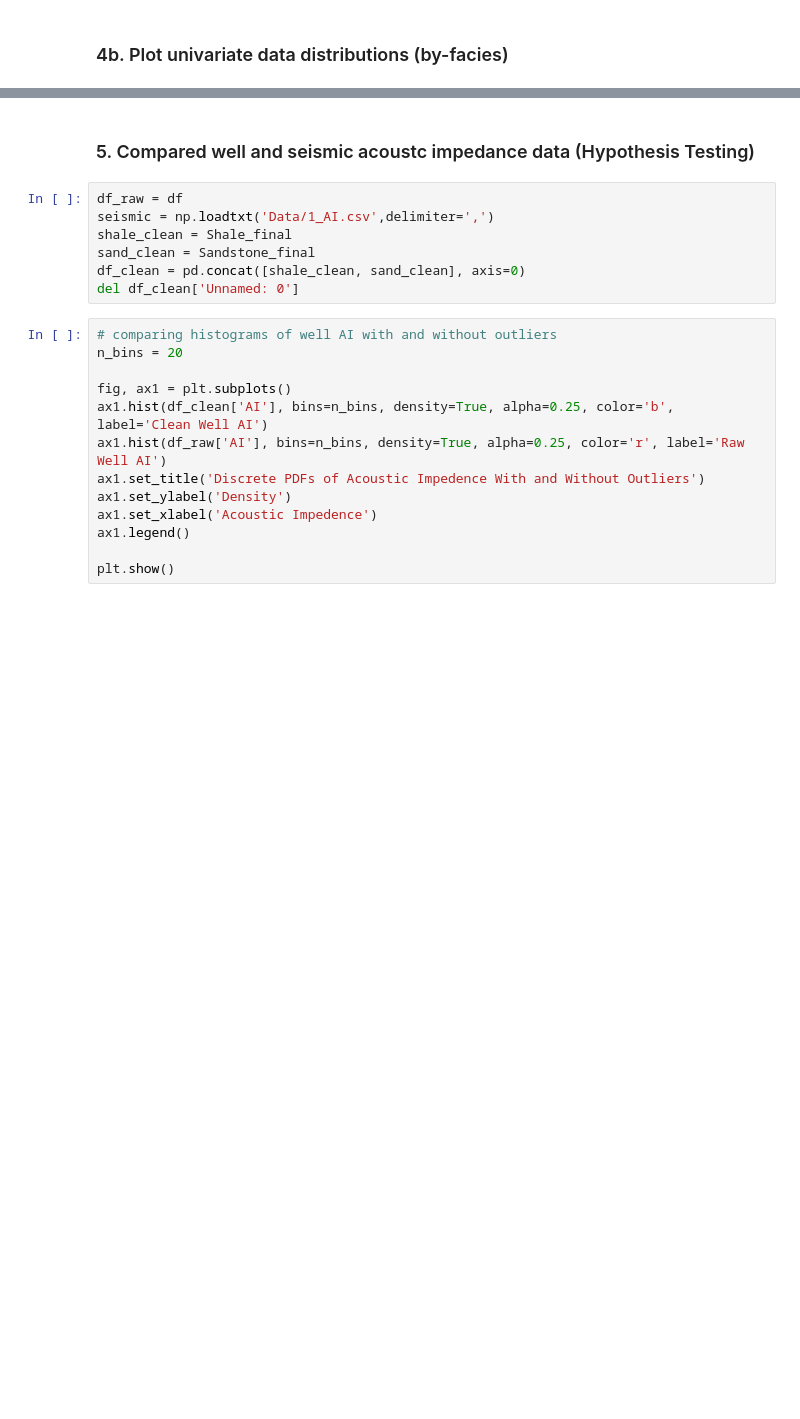
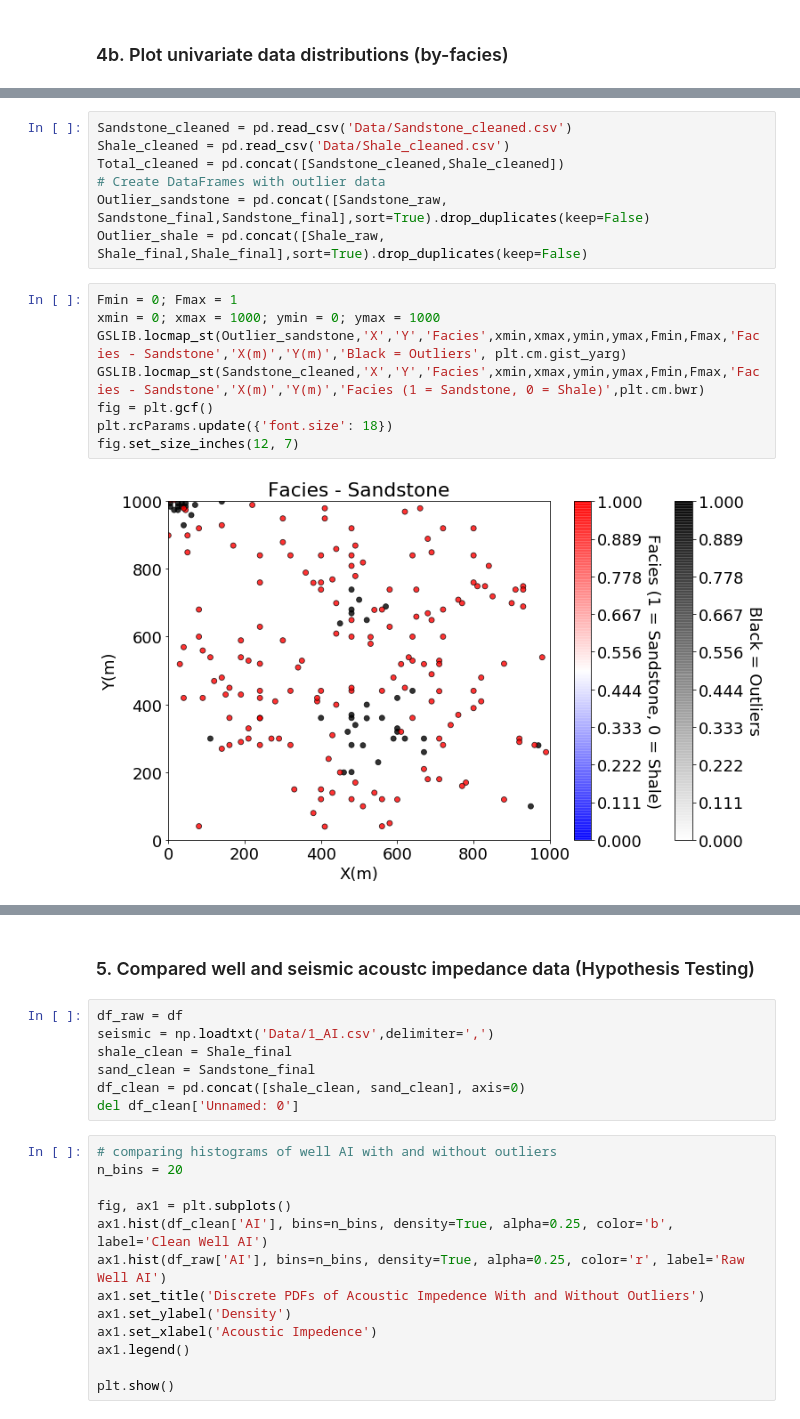
Before and after one commit to elbeejay/PGE383-Group1, a Jupyter notebook: Assignment_1.ipynb, the cells around one changed output, grey strips where cells are left out. Saved outputs shown, nothing was run; the diff lists cells and outputs as text; blank space fills up the shorter version.

```diff
--- a/Assignment_1.ipynb
+++ b/Assignment_1.ipynb
@@ -173,0 +258,17 @@ plt.show()
+# %%
+Sandstone_cleaned = pd.read_csv('Data/Sandstone_cleaned.csv')
+Shale_cleaned = pd.read_csv('Data/Shale_cleaned.csv')
+Total_cleaned = pd.concat([Sandstone_cleaned,Shale_cleaned])
+# Create DataFrames with outlier data
+Outlier_sandstone = pd.concat([Sandstone_raw, Sandstone_final,Sandstone_final],sort=True).drop_duplicates(keep=False)
+Outlier_shale = pd.concat([Shale_raw, Shale_final,Shale_final],sort=True).drop_duplicates(keep=False)
+# %%
+Fmin = 0; Fmax = 1
+xmin = 0; xmax = 1000; ymin = 0; ymax = 1000
+GSLIB.locmap_st(Outlier_sandstone,'X','Y','Facies',xmin,xmax,ymin,ymax,Fmin,Fmax,'Facies - Sandstone','X(m)','Y(m)','Black = Outliers', plt.cm.gist_yarg)
+GSLIB.locmap_st(Sandstone_cleaned,'X','Y','Facies',xmin,xmax,ymin,ymax,Fmin,Fmax,'Facies - Sandstone','X(m)','Y(m)','Facies (1 = Sandstone, 0 = Shale)',plt.cm.bwr)
+fig = plt.gcf()
+plt.rcParams.update({'font.size': 18})
+fig.set_size_inches(12, 7)
+# %% [output]
+[figure, added]
```
Also changed, not shown: parts of 9 cells of this notebook.
